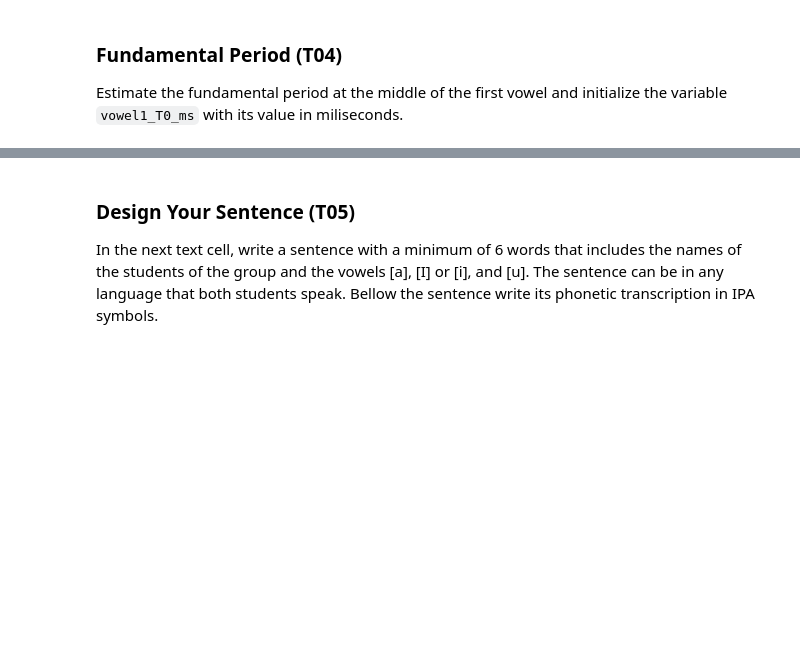
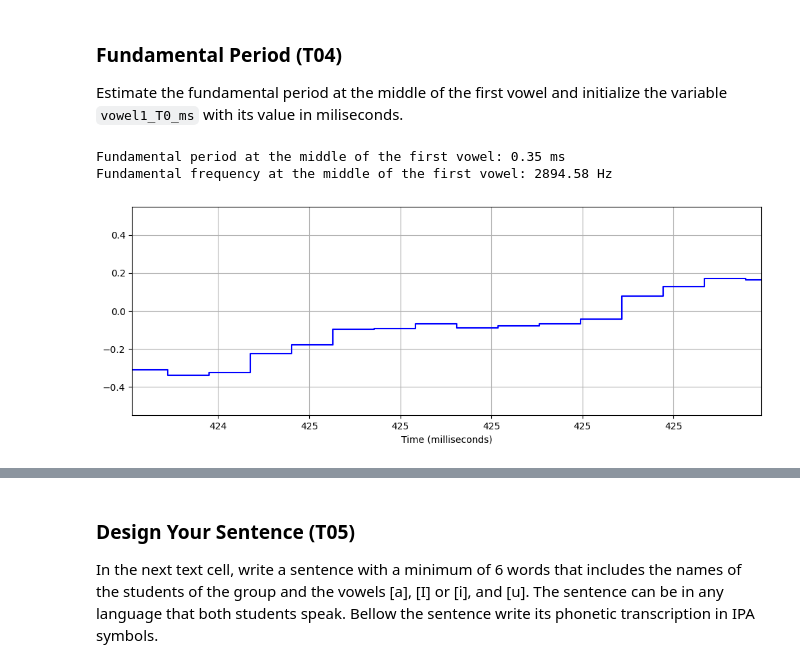
Before and after one commit to danieleavolio/Spoken-Language-Processing, a Jupyter notebook: Lab/Assignment1/slp-lab1.ipynb, the cells around one changed output, grey strips where cells are left out. Cells and saved outputs as stored; diff of their text form; code cells hidden in the pictures; blank space fills up the shorter version.

```diff
--- a/Lab/Assignment1/slp-lab1.ipynb
+++ b/Lab/Assignment1/slp-lab1.ipynb
@@ -264,15 +294,20 @@ for p in range(1,len(phone)):
 
 Estimate the fundamental period at the middle of the first vowel and initialize the variable `vowel1_T0_ms` with its value in miliseconds.
 # %%
-# YOUR CODE HERE
-raise NotImplementedError()
+# raise NotImplementedError()
+
+vowel1_T0_ms = phone[1][0]
 
 print(f"Fundamental period at the middle of the first vowel: {vowel1_T0_ms:.2f} ms")
 print(f"Fundamental frequency at the middle of the first vowel: {1000/vowel1_T0_ms:.2f} Hz")
 
 mid = phone[1][0] + (phone[1][1]-phone[1][0])/2
 
 waveshow_seg(utt1, sr, tmin=mid-vowel1_T0_ms/1000, tmax=mid+vowel1_T0_ms/1000)
 plt.grid()
+# %% [output]
+Fundamental period at the middle of the first vowel: 0.35 ms
+Fundamental frequency at the middle of the first vowel: 2894.58 Hz
+[figure, added]
 # %%
 assert (vowel1_T0_ms > 1) and (vowel1_T0_ms < 5)
```
Also changed, not shown: parts of 6 cells of this notebook, 5 other files.
